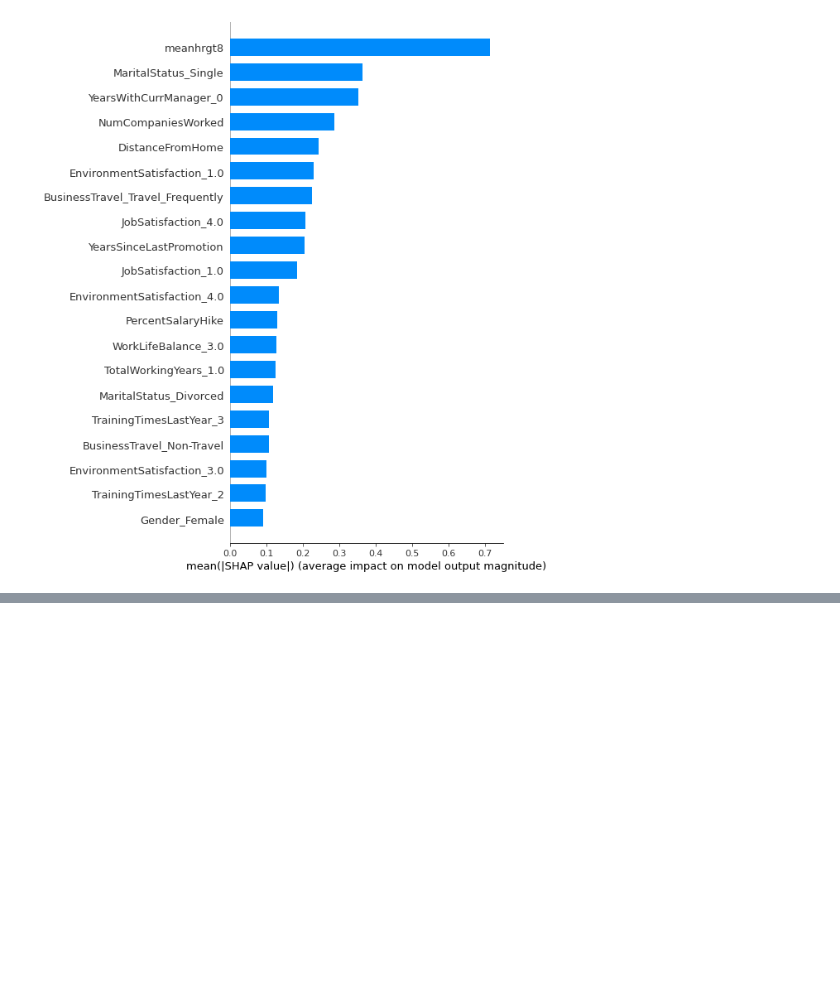
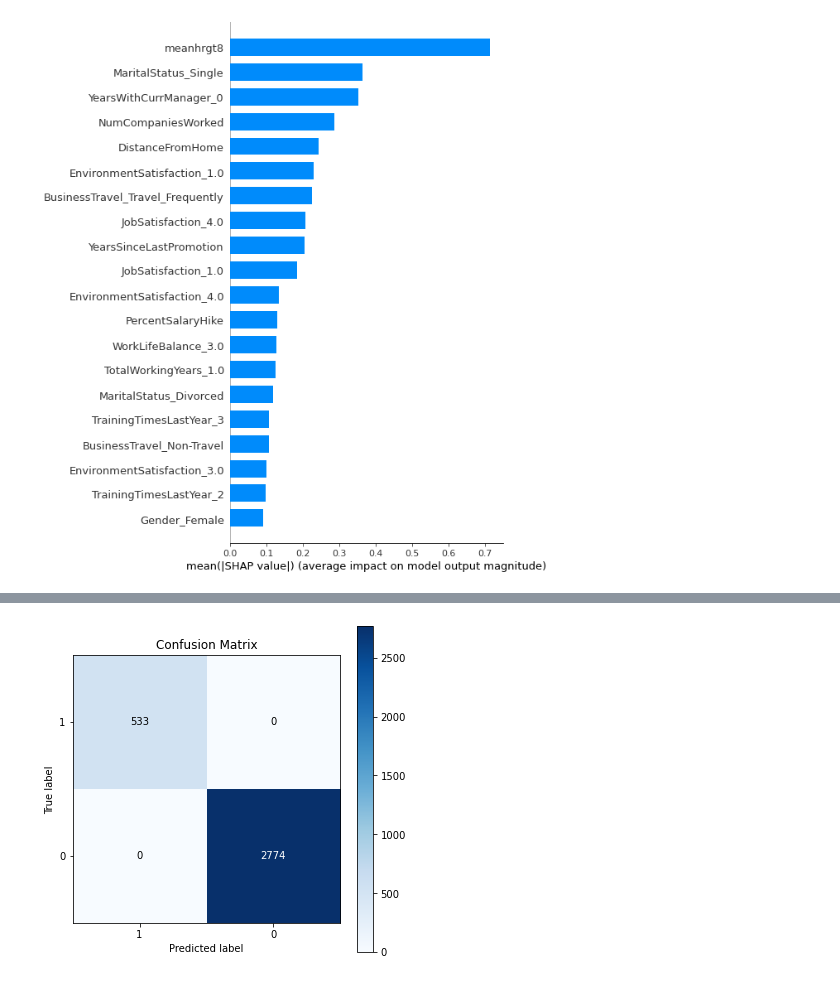
Before and after one commit to Stephen-Cole267/Data_Science_Project_HR_Analytics, a Jupyter notebook: AndrewLogan/Xander_HR_Analytics_Ex.ipynb, the cells around one changed output, grey strips where cells are left out. Drawn from its saved outputs; the diff is of its cells as text; code cells hidden in the pictures; blank space fills up the shorter version.

```diff
--- a/AndrewLogan/Xander_HR_Analytics_Ex.ipynb
+++ b/AndrewLogan/Xander_HR_Analytics_Ex.ipynb
@@ -1118,0 +1161,36 @@ shap.summary_plot(shap_values, X_test)
+# %%
+xgbs1 = BayesSearchCV(XGBClassifier(objective="binary:logistic", random_state=42,eval_metric = 'auc'),
+        {
+          'param_gamma': Real(1e-6, 1e+1, prior='log-uniform'),
+          #'eval_metric': 'auc',
+          #'grow_policy': 'depthwise',
+          #'interaction_constraints': '',
+          'param_learning_rate': Real(1e-6, 0.3, prior='uniform'),
+          #'max_bin': 256,
+          #'max_cat_to_onehot': 4,
+          #'max_delta_step': 0,
+          'param_max_depth': Integer(3,10),
+          #'max_leaves': 0,
+          #'min_child_weight': 1,
+          #'monotone_constraints': '()',
+          #'num_parallel_tree': 1,
+          #'predictor': 'auto',
+          #'random_state': 42,
+          #'param_reg_alpha': Real(1e-6, 1e+1, prior='log-uniform'),
+          #'param_reg_lambda': Real(1e-6, 1e+1, prior='log-uniform'),
+          #'sampling_method': 'uniform',
+          #'param_scale_pos_weight': Real(1e-6, 1e+1, prior='log-uniform'),
+          #'param_subsample': Real(1e-6, 1e+1, prior='log-uniform'),
+          #'tree_method': 'exact',
+          #'validate_parameters': 1
+         },
+        n_iter = 9,
+        #scoring = 'f1',
+        cv=3,
+        n_jobs=-2,
+        verbose=3)
+xgbs1.fit(X_train, y_train)
+
+print("val. score: %s" % xgbs1.best_score_)
+print("test score: %s" % xgbs1.score(X_test, y_test))
+print("best params: %s" % str(xgbs1.best_params_))
@@ -1118,0 +1218,9 @@ shap.summary_plot(shap_values, X_test)
+# %%
+predictions_train = xgbs1.predict(X_train)
+predictions_test = xgbs1.predict(X_test)
+# %%
+# Potentially overfitting
+skplt.metrics.plot_confusion_matrix(y_train, predictions_train, labels=[1, 0], figsize=(6,6))
+plt.show()
+# %% [output]
+[figure, added]
```
Also changed, not shown: parts of 50 cells of this notebook.
